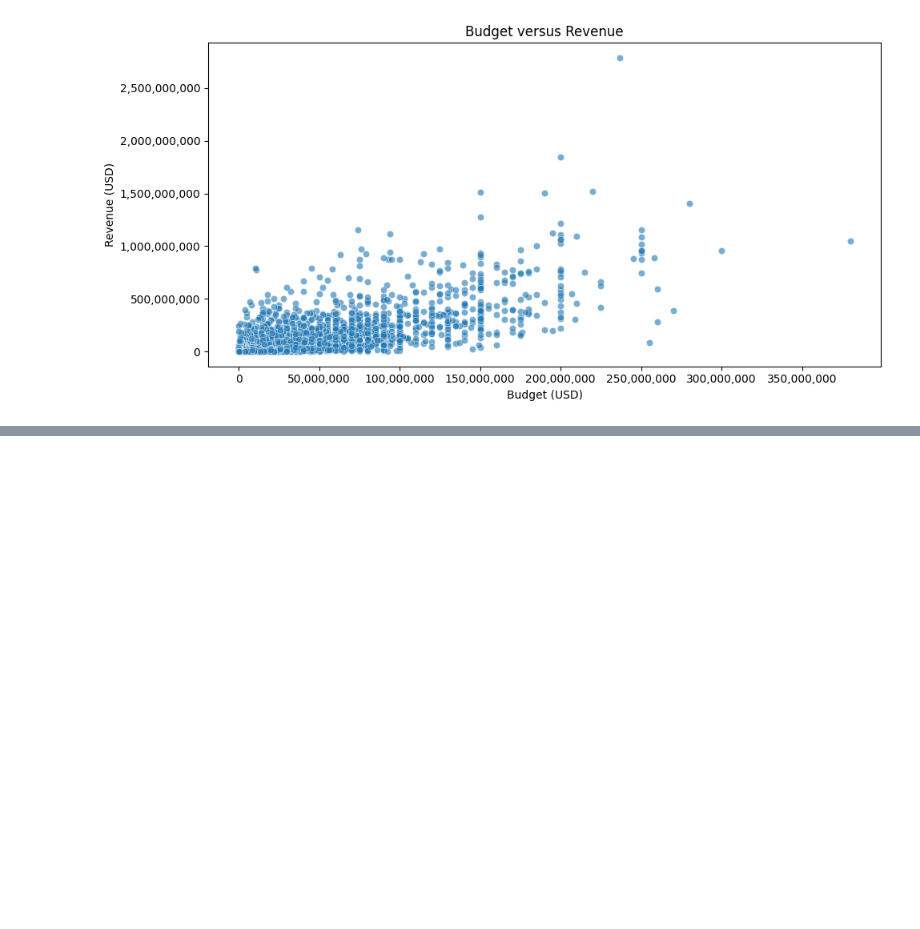
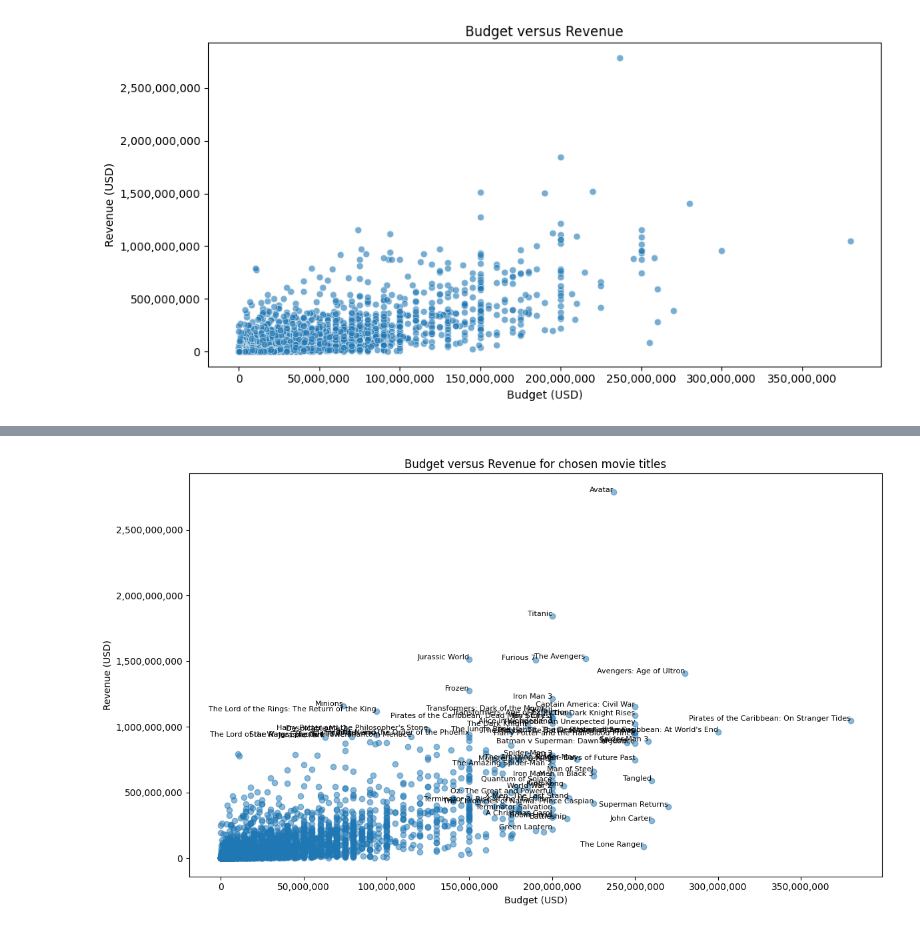
Before and after one commit to WilliamnCoder/boxoffice-analysis, a Jupyter notebook: notebooks/boxoffice-analysis.ipynb, the cells around one changed output, grey strips where cells are left out. Drawn from its saved outputs; the diff is of its cells as text; code cells hidden in the pictures; blank space fills up the shorter version.

Commit message:
identified, visualized and marked outliers, and also created a CSV-file that saves outlier cases

```diff
--- a/notebooks/boxoffice-analysis.ipynb
+++ b/notebooks/boxoffice-analysis.ipynb
@@ -57,0 +61,10 @@ plt.show()
+# %%
+budget_threshold = df_clean['budget'].quantile(0.99) # threshold for what counts as an outlier
+revenue_threshold = df_clean['revenue'].quantile(0.99)
+
+outliers = df_clean[
+    (df_clean['budget'] >= budget_threshold) |
+    (df_clean['revenue'] >= revenue_threshold)
+]
+
+outliers[['title', 'budget', 'revenue', 'profit']].sort_values(by='budget', ascending=False) # show outliers
@@ -57,0 +87,19 @@ plt.show()
+# %%
+import matplotlib.pyplot as plt
+
+plt.figure(figsize=(12, 7))
+
+plt.scatter(df_clean['budget'], df_clean['revenue'], alpha=0.5) #show all movies
+
+for _, row in outliers.iterrows():
+    plt.text(row['budget'], row['revenue'], row['title'], fontsize=8, ha='right') # add all outliers (movies)
+
+plt.title('Budget versus Revenue for chosen movie titles')
+plt.xlabel('Budget (USD)')
+plt.ylabel('Revenue (USD)')
+plt.gca().xaxis.set_major_formatter(mtick.FuncFormatter(lambda x, _: f'{int(x):,}'))
+plt.gca().yaxis.set_major_formatter(mtick.FuncFormatter(lambda y, _: f'{int(y):,}'))
+plt.tight_layout()
+plt.show()
+# %% [output]
+[figure, added]
```
Also changed, not shown: parts of 7 cells of this notebook, 1 other file.
